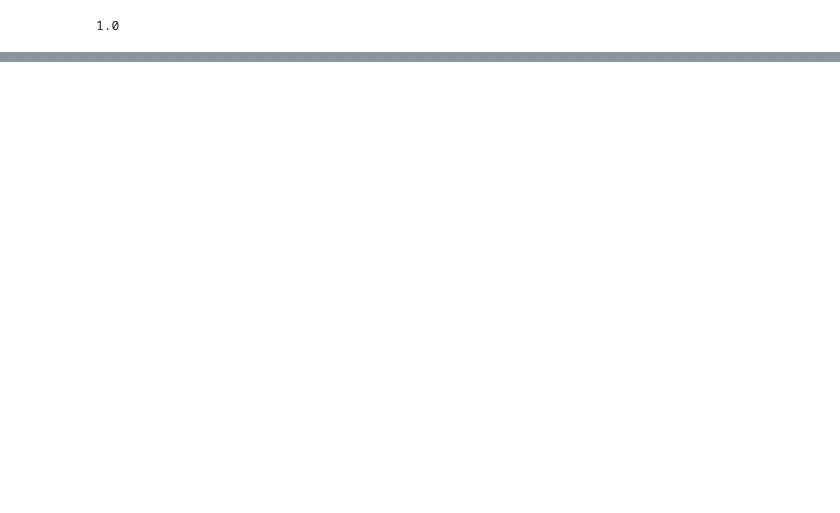
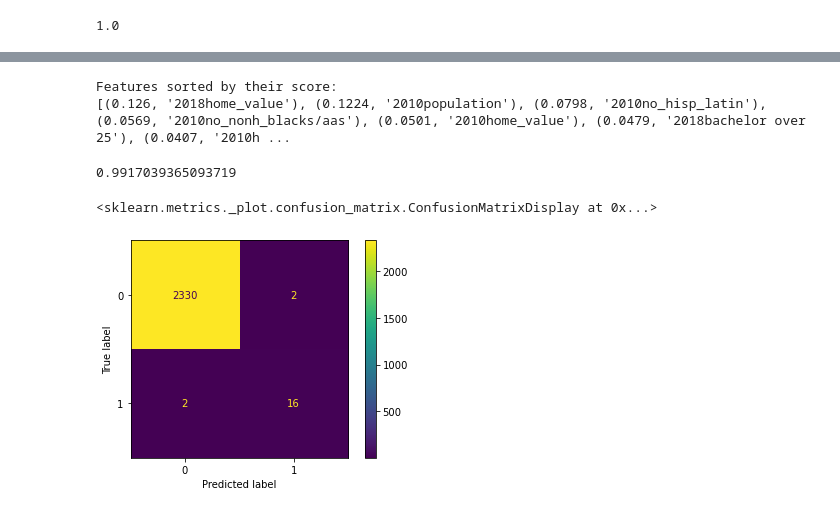
Before and after one commit to JeevanBhoot/citadel-dataopen, a Jupyter notebook: whether_gen.ipynb, the cells around one changed output, grey strips where cells are left out. Saved outputs shown, nothing was run; the diff lists cells and outputs as text; code cells hidden in the pictures; blank space fills up the shorter version.

Commit message:
added random forest of race to predict gentrification

```diff
--- a/whether_gen.ipynb
+++ b/whether_gen.ipynb
@@ -349 +355,71 @@ corr_matrix["2018gentrified_and_eligable"].sort_values(ascending=False)
 Name: 2018gentrified_and_eligable, Length: 119, dtype: float64
+# %%
+from sklearn.ensemble import RandomForestRegressor
+X = census_data_x
+Y = census_data_y
+names = census_data_x.columns
+rf = RandomForestRegressor()
+rf.fit(X, Y)
+print ("Features sorted by their score:")
+print (sorted(zip(map(lambda x: round(x, 4), rf.feature_importances_), names),
+             reverse=True))
+# %% [output]
+Features sorted by their score:
+[(0.126, '2018home_value'), (0.1224, '2010population'), (0.0798, '2010no_hisp_latin'), (0.0569, '2010no_nonh_blacks/aas'), (0.0501, '2010home_value'), (0.0479, '2018bachelor over 25'), (0.0407, '2010h ...
+# %%
+census_data = census_data.fillna(0)
+
+census_data_x = census_data[[
+                        '2010no_nonh_caucasians', '2010no_nonh_blacks/aas', '2010no_amerinds_alskns', '2010no_nonh_asians',
+                        '2010no_nonh_hawaii_pacific', '2010no_nonh_others', '2010no_nonh_multi', '2010no_hisp_latin',
+
+                        '2012no_nonh_caucasians', '2012no_nonh_blacks/aas', '2012no_amerinds_alskns', '2012no_nonh_asians',
+                        '2012no_nonh_hawaii_pacific', '2012no_nonh_others', '2012no_nonh_multi', '2012no_hisp_latin',
+
+                        '2013no_nonh_caucasians', '2013no_nonh_blacks/aas', '2013no_amerinds_alskns', '2013no_nonh_asians',
+                        '2013no_nonh_hawaii_pacific', '2013no_nonh_others', '2013no_nonh_multi', '2013no_hisp_latin',
+
+                        '2014no_nonh_caucasians', '2014no_nonh_blacks/aas', '2014no_amerinds_alskns', '2014no_nonh_asians',
+                        '2014no_nonh_hawaii_pacific', '2014no_nonh_others', '2014no_nonh_multi', '2014no_hisp_latin',
+
+                        '2015no_nonh_caucasians', '2015no_nonh_blacks/aas', '2015no_amerinds_alskns', '2015no_nonh_asians',
+                        '2015no_nonh_hawaii_pacific', '2015no_nonh_others', '2015no_nonh_multi', '2015no_hisp_latin',
+
+                        '2016no_nonh_caucasians', '2016no_nonh_blacks/aas', '2016no_amerinds_alskns', '2016no_nonh_asians',
+                        '2016no_nonh_hawaii_pacific', '2016no_nonh_others', '2016no_nonh_multi', '2016no_hisp_latin',
+
+                        '2017no_nonh_caucasians', '2017no_nonh_blacks/aas', '2017no_amerinds_alskns', '2017no_nonh_asians',
+                        '2017no_nonh_hawaii_pacific', '2017no_nonh_others', '2017no_nonh_multi', '2017no_hisp_latin',
+
+                        '2018no_nonh_caucasians', '2018no_nonh_blacks/aas', '2018no_amerinds_alskns', '2018no_nonh_asians',
+                        '2018no_nonh_hawaii_pacific', '2018no_nonh_others', '2018no_nonh_multi', '2018no_hisp_latin']]
+
+
+
+census_data_y = census_data['2018gentrified_and_eligable']
+forest_clf = RandomForestClassifier(bootstrap=True, class_weight='balanced_subsample',
+                       criterion='gini', max_depth=20, max_features='auto',
+                       max_leaf_nodes=None, min_impurity_decrease=0.0,
+                       min_impurity_split=None, min_samples_leaf=3,
+                       min_samples_split=2, min_weight_fraction_leaf=0.0,
+                       n_estimators=10, n_jobs=None, oob_score=False,
+                       random_state=42, verbose=0, warm_start=False)
+forest_clf.fit(census_data_x, census_data_y)
+forest_scores = cross_val_score(forest_clf, census_data_x, census_data_y, cv=5)
+forest_scores.mean()
+# %% [output]
+0.9917039365093719
+# %%
+# Confusion matrix
+
+census_data_sample = pd.concat([census_data_x,census_data_y], axis=1)
+census_data_sample = census_data_sample.sample(frac = 0.5)
+
+census_data_x_sample = census_data_sample.drop(columns=chosen_target)
+census_data_y_sample = census_data_sample[chosen_target]
+census_data_pedicted = forest_clf.predict(census_data_x_sample)
+
+sklearn.metrics.plot_confusion_matrix(forest_clf, census_data_x_sample, census_data_y_sample)
+# %% [output]
+<sklearn.metrics._plot.confusion_matrix.ConfusionMatrixDisplay at 0x...>
+[figure, added]
```
Also changed, not shown: parts of 6 cells of this notebook.
